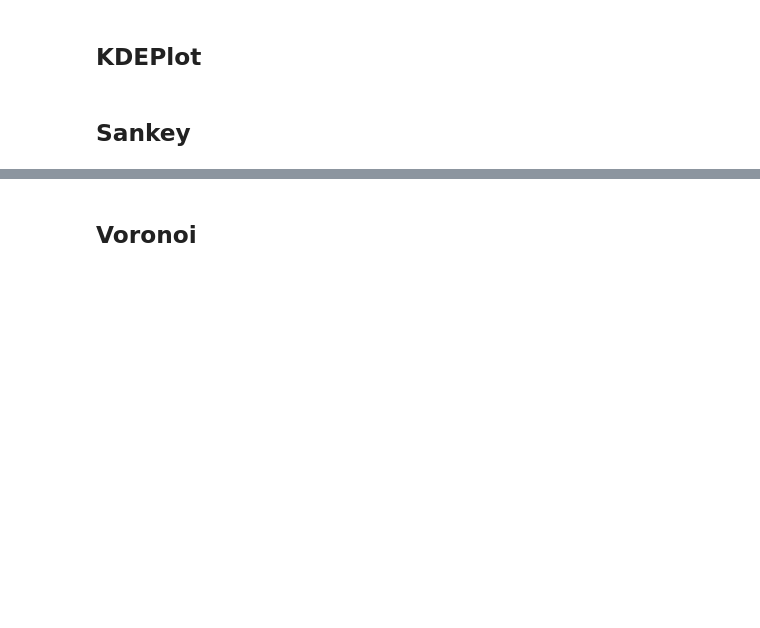
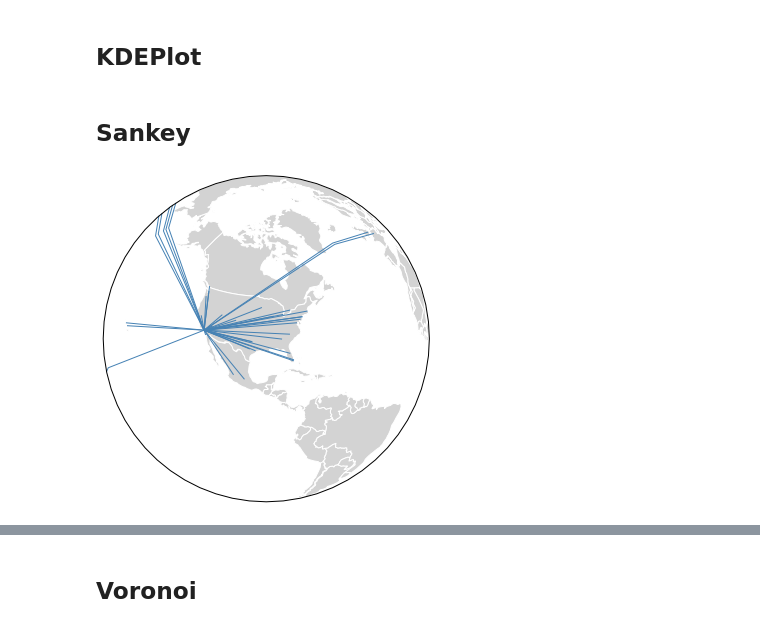
Before and after one commit to ResidentMario/geoplot, a Jupyter notebook: notebooks/generate-api-reference-images.ipynb, the cells around one changed output, grey strips where cells are left out. Drawn from its saved outputs; the diff is of its cells as text; code cells hidden in the pictures; blank space fills up the shorter version.

```diff
--- a/notebooks/generate-api-reference-images.ipynb
+++ b/notebooks/generate-api-reference-images.ipynb
@@ -191,12 +191,20 @@ plt.savefig('../figures/kdeplot/kdeplot-shade-lowest.png', **savefig_kwargs)
 # %% [markdown]
 ## Sankey
 # %%
-la_flights = gpd.read_file(geoplot_data.la_flights())
+la_flights = gpd.read_file(gplt.datasets.get_path('la_flights'))
 la_flights = la_flights.assign(
     start=la_flights.geometry.map(lambda mp: mp[0]),
     end=la_flights.geometry.map(lambda mp: mp[1])
 )
+world = gpd.read_file(gplt.datasets.get_path('world'))
 # %%
-ax = gplt.sankey(la_flights, start='start', end='end', projection=gcrs.PlateCarree())
-ax.set_global(); ax.coastlines()
+ax = gplt.sankey(
+    la_flights, start='start', end='end', projection=gcrs.Orthographic()
+)
+gplt.polyplot(
+    world, ax=ax, facecolor='lightgray', edgecolor='white', projection=gcrs.Orthographic()
+)
+ax.set_global(); ax.outline_patch.set_visible(True)
 plt.savefig('../figures/sankey/sankey-geospatial-context.png', **savefig_kwargs)
+# %% [output]
+[figure, added]
```
Also changed, not shown: parts of 12 cells of this notebook, 6 other files.
